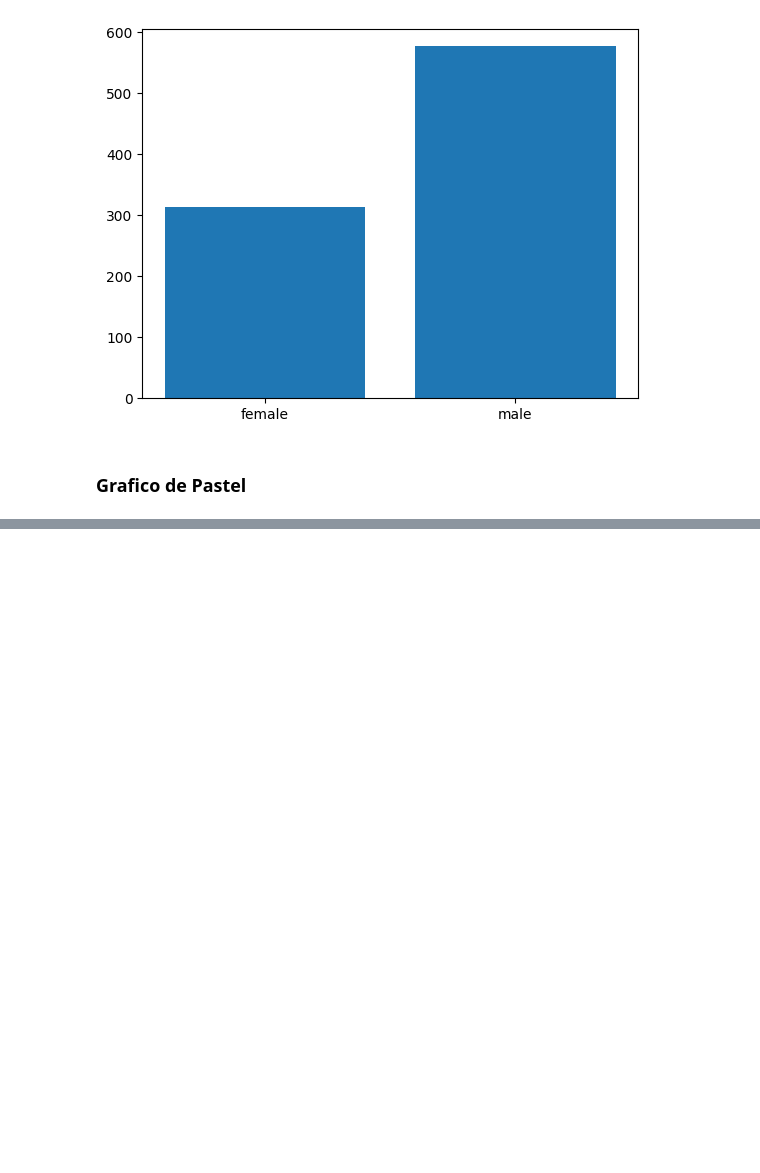
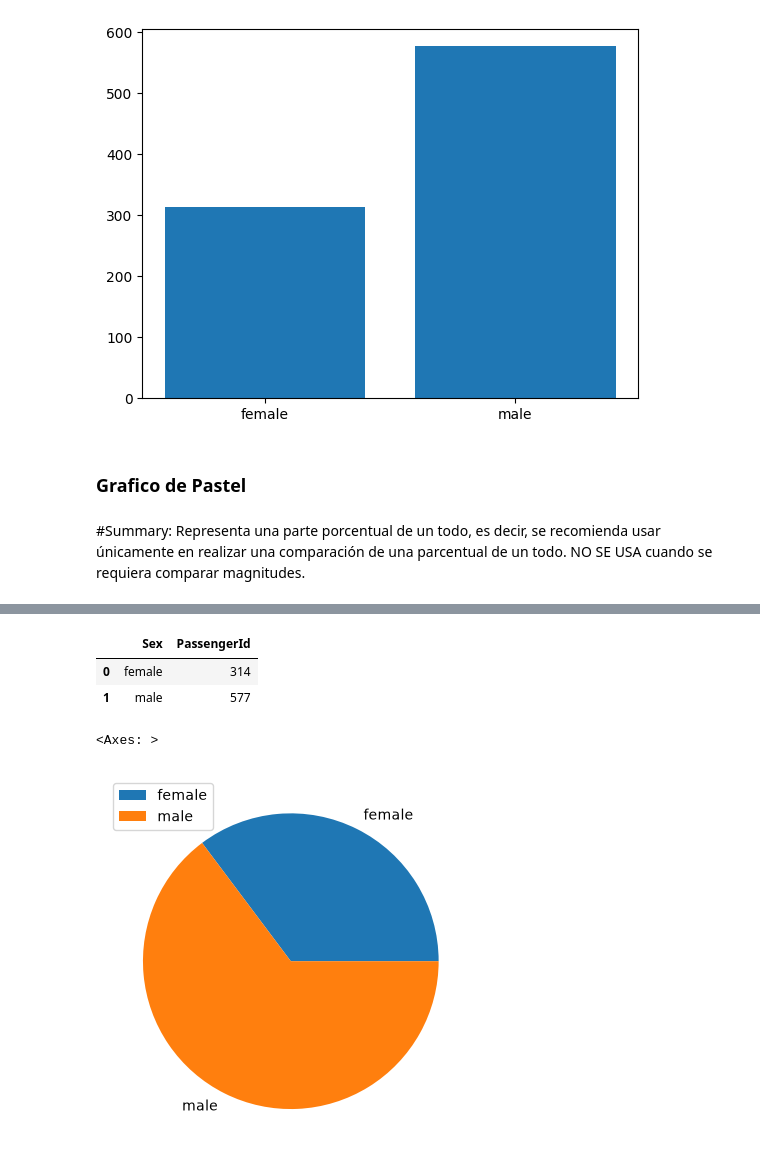
Before and after one commit to Agllpz73/Analisis-de-Datos-Curso, a Jupyter notebook: Visualizaciones/cuaderno_visualizaciones.ipynb, the cells around one changed output, grey strips where cells are left out. Saved outputs shown, nothing was run; the diff lists cells and outputs as text; code cells hidden in the pictures; blank space fills up the shorter version.

```diff
--- a/Visualizaciones/cuaderno_visualizaciones.ipynb
+++ b/Visualizaciones/cuaderno_visualizaciones.ipynb
@@ -89,6 +89,9 @@ plt.bar(
 [figure]
 # %% [markdown]
 ### Grafico de Pastel
+# %% [markdown]
+#Summary:
+Representa una parte porcentual de un todo, es decir, se recomienda usar únicamente en realizar una comparación de una parcentual de un todo. NO SE USA cuando se requiera comparar magnitudes.
 # %%
 import pandas as pd
 
@@ -101,3 +104,18 @@ df.head()
 | 2 | 3 | 1 | 3 | Heikkinen, Miss. Laina | female | 26.0 | 0 | 0 | STON/O2. 3101282 | 7.9250 | ... |
 | 3 | 4 | 1 | 1 | Futrelle, Mrs. Jacques Heath (Lil... | female | 35.0 | 1 | 0 | 113803 | 53.1000 | ... |
 | 4 | 5 | 0 | 3 | Allen, Mr. William Henry | male | 35.0 | 0 | 0 | 373450 | 8.0500 | ... |
+# %%
+pasajeros = df.groupby('Sex').agg({'PassengerId':'count'}).reset_index()
+
+pasajeros
+# %% [output]
+|  | Sex | PassengerId |
+| 0 | female | 314 |
+| 1 | male | 577 |
+# %%
+
+pasajeros.plot.pie(
+    y = 'PassengerId')
+# %% [output]
+<Axes: >
+[figure, added]
```
Also changed, not shown: parts of 4 cells of this notebook.
